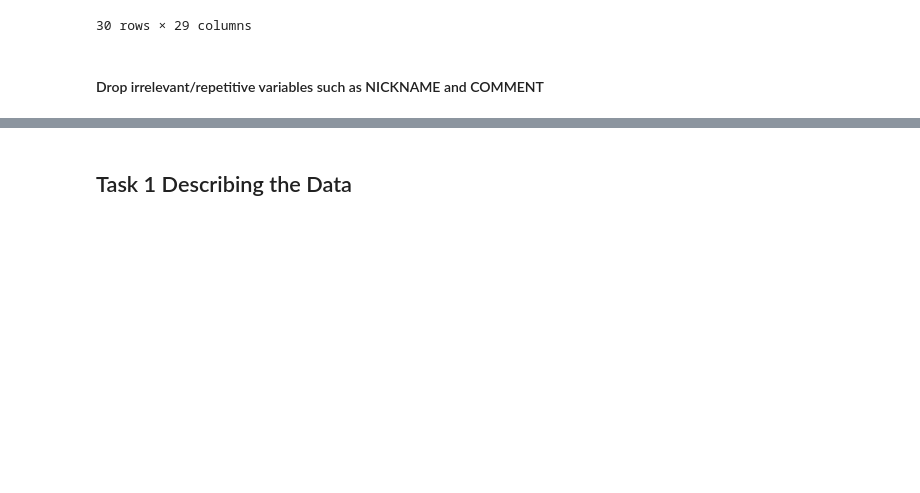
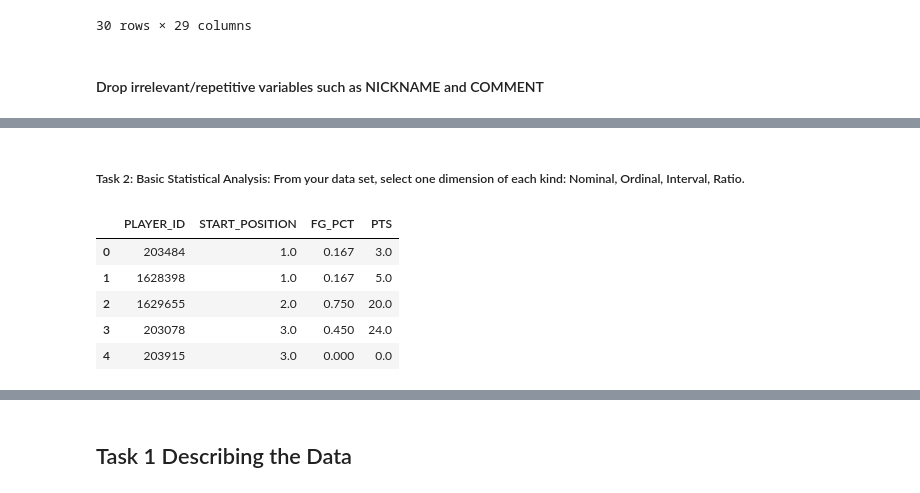
Before and after one commit to harism91/NBA-Data-mining-project, a Jupyter notebook: NBA dataset.ipynb, the cells around one changed output, grey strips where cells are left out. Cells and saved outputs as stored; diff of their text form; code cells hidden in the pictures; blank space fills up the shorter version.

```diff
--- a/NBA dataset.ipynb
+++ b/NBA dataset.ipynb
@@ -105,0 +159,44 @@ data.drop(['TEAM_CITY'], axis=1, inplace=True)
+# %% [markdown]
+##### Task 2: Basic Statistical Analysis: From your data set, select one dimension of each kind: Nominal, Ordinal, Interval, Ratio.
+# %%
+tsk2.head()
+START_POSITION_num = {'F': 1, 'C': 2,  'G': 3 }
+tsk2['START_POSITION'] = tsk2['START_POSITION'].map(START_POSITION_num)
+tsk2['START_POSITION'] = tsk2['START_POSITION'].replace(np.nan, 4)
+tsk2['PLUS_MINUS'].fillna(tsk2['PLUS_MINUS'].mean(), inplace=True)
+tsk2.isnull().sum()
+tsk2.drop(['GAME_ID'], axis=1, inplace=True)
+tsk2.drop(['TEAM_ID'], axis=1, inplace=True)
+# tsk1.drop(['PLAYER_ID'], axis=1, inplace=True)
+tsk2.drop(['MIN'], axis=1, inplace=True)
+tsk2.drop(['FGM'], axis=1, inplace=True)
+tsk2.drop(['FGA'], axis=1, inplace=True)
+tsk2.drop(['FG3M'], axis=1, inplace=True)
+tsk2.drop(['FG3A'], axis=1, inplace=True)
+tsk2.drop(['PLUS_MINUS'], axis=1, inplace=True)
+tsk2.drop(['DREB'], axis=1, inplace=True)
+tsk2.drop(['OREB'], axis=1, inplace=True)
+tsk2.drop(['FTM'], axis=1, inplace=True)
+tsk2.drop(['FTA'], axis=1, inplace=True)
+tsk2.drop(['TO'], axis=1, inplace=True)
+tsk2.drop(['PLAYER_NAME'], axis=1, inplace=True)
+# t1.drop(['START_POSITION'], axis=1, inplace=True)
+# tsk2.drop(['FG_PCT'], axis=1, inplace=True)
+tsk2.drop(['FG3_PCT'], axis=1, inplace=True)
+tsk2.drop(['FT_PCT'], axis=1, inplace=True)
+tsk2.drop(['PF'], axis=1, inplace=True)
+tsk2.drop(['BLK'], axis=1, inplace=True)
+tsk2.drop(['REB'], axis=1, inplace=True)
+tsk2.drop(['STL'], axis=1, inplace=True)
+tsk2.drop(['AST'], axis=1, inplace=True)
+task_2= tsk2
+task_2.to_csv('216359770-215614720-216846396-T2.csv', index=False)
+t2 = pd.read_csv('216359770-215614720-216846396-T2.csv')
+t2.head()
+# %% [output]
+|  | PLAYER_ID | START_POSITION | FG_PCT | PTS |
+| 0 | 203484 | 1.0 | 0.167 | 3.0 |
+| 1 | 1628398 | 1.0 | 0.167 | 5.0 |
+| 2 | 1629655 | 2.0 | 0.750 | 20.0 |
+| 3 | 203078 | 3.0 | 0.450 | 24.0 |
+| 4 | 203915 | 3.0 | 0.000 | 0.0 |
```
Also changed, not shown: parts of 25 cells of this notebook.
